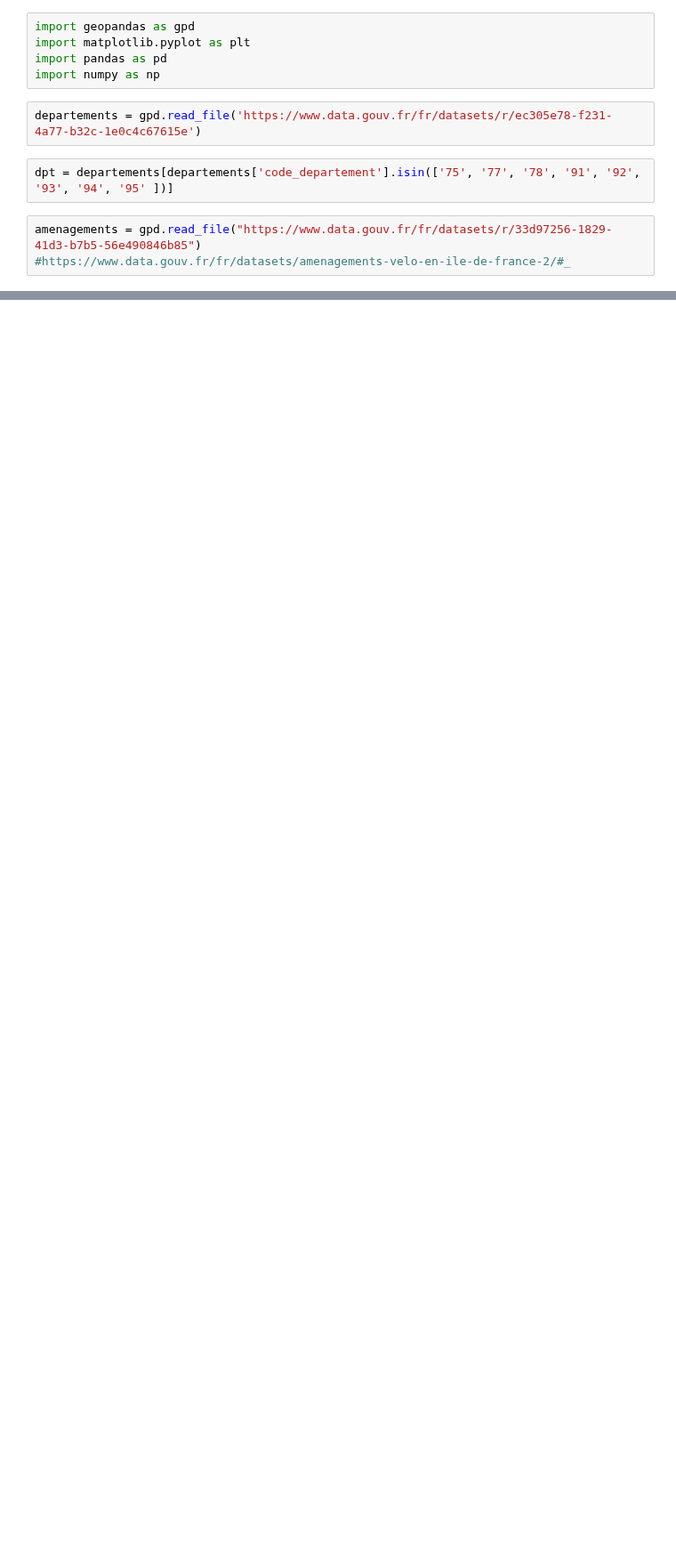
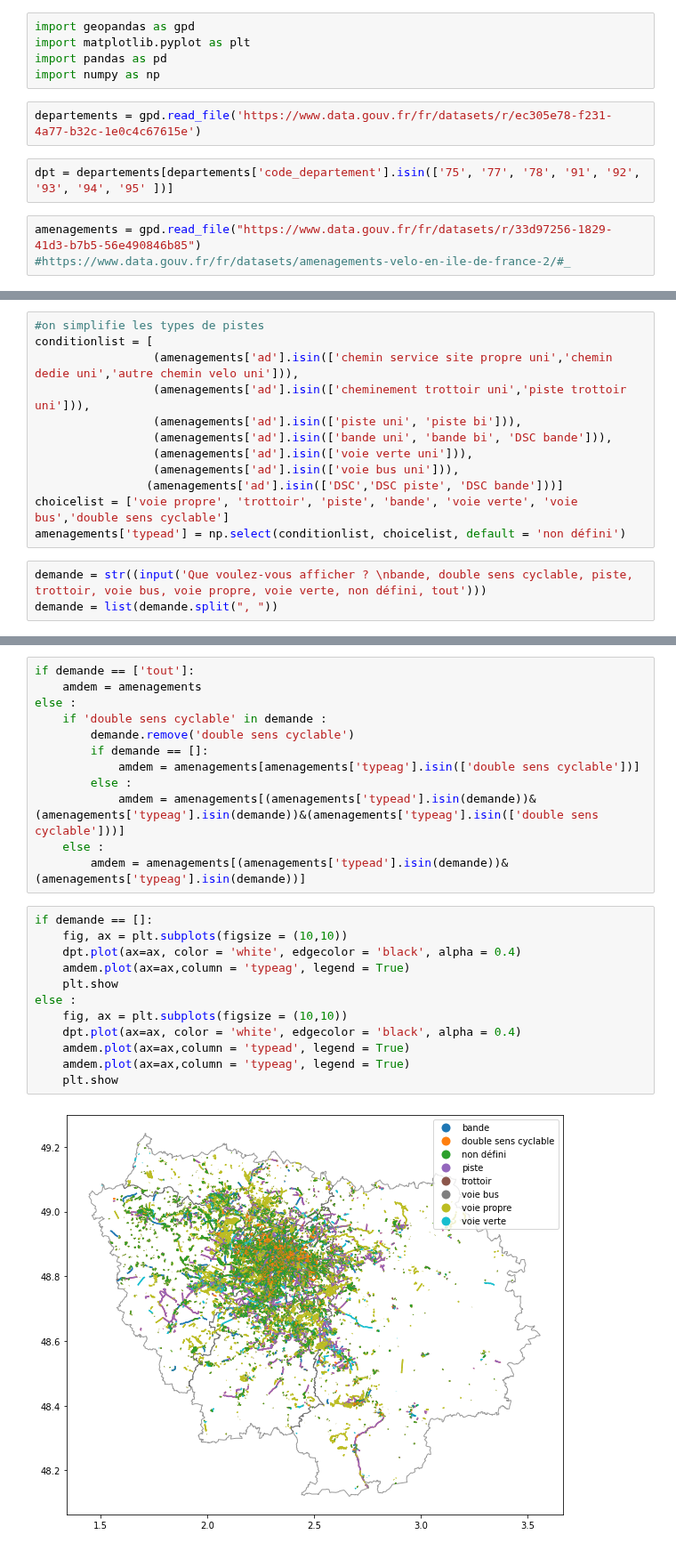
Before and after one commit to ImaneFa/Projet_Python, a Jupyter notebook: Visualisation_pistes.ipynb, the cells around one changed output, grey strips where cells are left out. Shown at 89% size. Cells and saved outputs as stored; diff of their text form; blank space fills up the shorter version.

Commit message:
affichage des types d'aménagements au choix

```diff
--- a/Visualisation_pistes.ipynb
+++ b/Visualisation_pistes.ipynb
@@ -15,0 +27,15 @@ am = amenagements.dropna(subset = ['ad','ag'])
+# %%
+#on simplifie les types de pistes
+conditionlist = [
+                 (amenagements['ad'].isin(['chemin service site propre uni','chemin dedie uni','autre chemin velo uni'])),
+                 (amenagements['ad'].isin(['cheminement trottoir uni','piste trottoir uni'])),
+                 (amenagements['ad'].isin(['piste uni', 'piste bi'])),
+                 (amenagements['ad'].isin(['bande uni', 'bande bi', 'DSC bande'])),
+                 (amenagements['ad'].isin(['voie verte uni'])),
+                 (amenagements['ad'].isin(['voie bus uni'])),
+                (amenagements['ad'].isin(['DSC','DSC piste', 'DSC bande']))]
+choicelist = ['voie propre', 'trottoir', 'piste', 'bande', 'voie verte', 'voie bus','double sens cyclable']
+amenagements['typead'] = np.select(conditionlist, choicelist, default = 'non défini')
+# %%
+demande = str((input('Que voulez-vous afficher ? \nbande, double sens cyclable, piste, trottoir, voie bus, voie propre, voie verte, non défini, tout')))
+demande = list(demande.split(", "))
@@ -15,0 +45,26 @@ am = amenagements.dropna(subset = ['ad','ag'])
+# %%
+if demande == ['tout']:
+    amdem = amenagements
+else :
+    if 'double sens cyclable' in demande :
+        demande.remove('double sens cyclable')
+        if demande == []:
+            amdem = amenagements[amenagements['typeag'].isin(['double sens cyclable'])]
+        else :
+            amdem = amenagements[(amenagements['typead'].isin(demande))&(amenagements['typeag'].isin(demande))&(amenagements['typeag'].isin(['double sens cyclable']))]
+    else :
+        amdem = amenagements[(amenagements['typead'].isin(demande))&(amenagements['typeag'].isin(demande))]
+# %%
+if demande == []:
+    fig, ax = plt.subplots(figsize = (10,10))
+    dpt.plot(ax=ax, color = 'white', edgecolor = 'black', alpha = 0.4)
+    amdem.plot(ax=ax,column = 'typeag', legend = True)
+    plt.show
+else :
+    fig, ax = plt.subplots(figsize = (10,10))
+    dpt.plot(ax=ax, color = 'white', edgecolor = 'black', alpha = 0.4)
+    amdem.plot(ax=ax,column = 'typead', legend = True)
+    amdem.plot(ax=ax,column = 'typeag', legend = True)
+    plt.show
+# %% [output]
+[figure, added]
```
Also changed, not shown: parts of 12 cells of this notebook.
